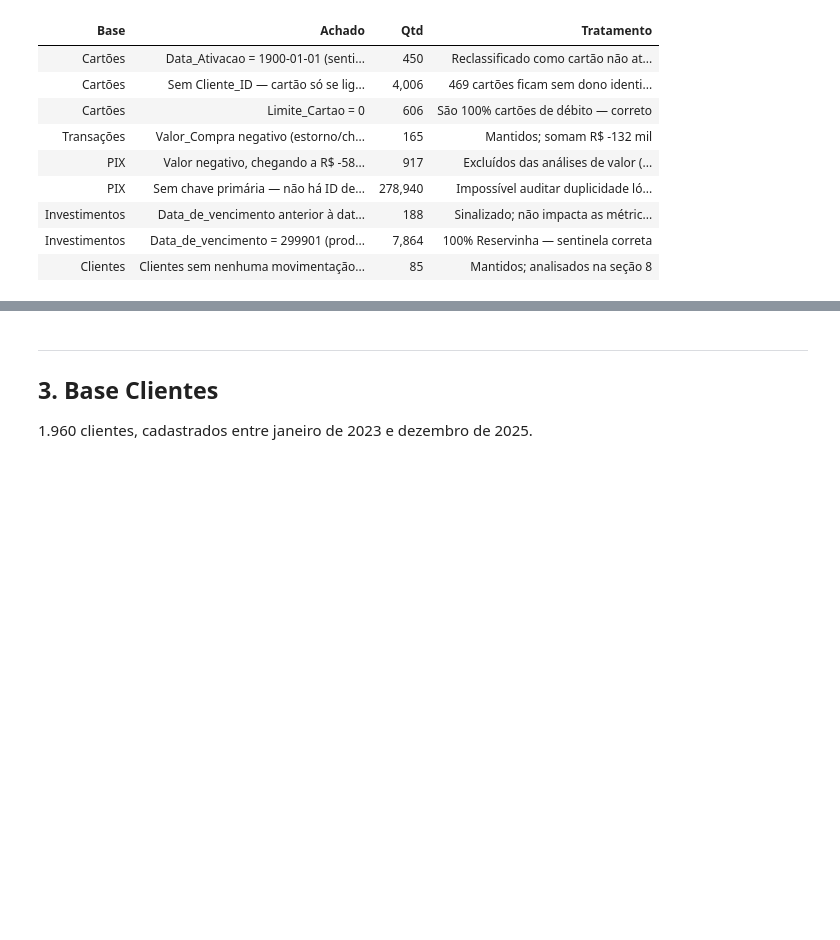
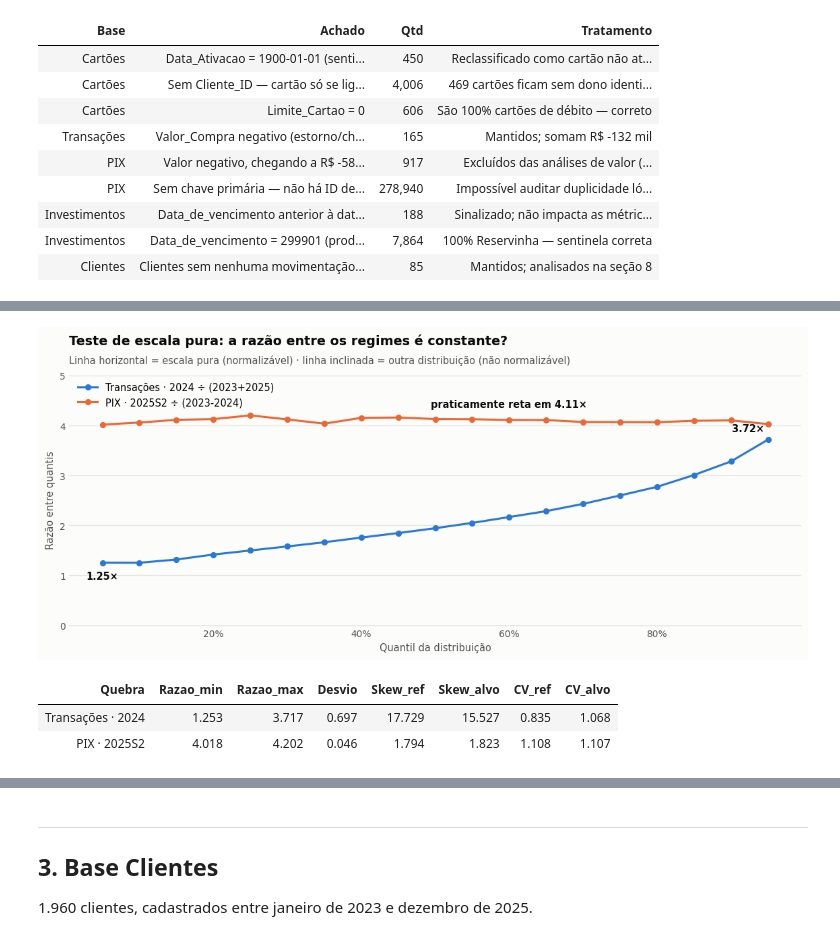
Before and after one commit to Kadayann/Master-Card-Challenge, a Jupyter notebook: Analise_Bases_Priceless_Bank.ipynb, the cells around one changed output, grey strips where cells are left out. Saved outputs shown, nothing was run; the diff lists cells and outputs as text; code cells hidden in the pictures; blank space fills up the shorter version.

```diff
--- a/Analise_Bases_Priceless_Bank.ipynb
+++ b/Analise_Bases_Priceless_Bank.ipynb
@@ -480,0 +494,47 @@ display(achados.style.hide(axis='index').format({'Qtd': '{:,.0f}'}))
+# %%
+# =============================================================================
+# 2.6.1 Teste de escala pura: razão entre quantis
+# =============================================================================
+QS = np.arange(0.05, 1.00, 0.05)
+
+t_ok  = transac[(transac.Autorizado == 'Sim') & (transac.Valor_Compra > 0)]
+tx_ref, tx_alv = t_ok[t_ok.ano != 2024].Valor_Compra, t_ok[t_ok.ano == 2024].Valor_Compra
+
+p_ok = pix[(pix.Aprovado == 1) & (pix.Valor > 0) & pix.dt.notna()]
+px_ref = p_ok[p_ok.dt <  '2025-01-01'].Valor
+px_alv = p_ok[p_ok.dt >= '2025-08-01'].Valor
+
+razao_tx = tx_alv.quantile(QS).values / tx_ref.quantile(QS).values
+razao_px = px_alv.quantile(QS).values / px_ref.quantile(QS).values
+
+fig, ax = plt.subplots(figsize=(10.5, 4.6))
+ax.plot(QS*100, razao_tx, color=BLUE,   marker='o', label='Transações · 2024 ÷ (2023+2025)')
+ax.plot(QS*100, razao_px, color=ORANGE, marker='o', label='PIX · 2025S2 ÷ (2023-2024)')
+ax.annotate(f'{razao_tx[0]:.2f}×', (QS[0]*100, razao_tx[0]), xytext=(0, -16), textcoords='offset points',
+            ha='center', fontsize=9.5, fontweight='bold', color=INK)
+ax.annotate(f'{razao_tx[-1]:.2f}×', (QS[-1]*100, razao_tx[-1]), xytext=(-4, 8), textcoords='offset points',
+            ha='right', fontsize=9.5, fontweight='bold', color=INK)
+ax.annotate(f'praticamente reta em {np.median(razao_px):.2f}×',
+            (60, razao_px[11]), xytext=(0, 12), textcoords='offset points',
+            ha='center', fontsize=9.5, fontweight='bold', color=INK)
+ax.set_ylim(0, max(razao_tx.max(), razao_px.max())*1.20)
+ax.xaxis.set_major_formatter(FMT_PCT); ax.legend(loc='upper left')
+eixo(ax, 'Teste de escala pura: a razão entre os regimes é constante?',
+        'Linha horizontal = escala pura (normalizável) · linha inclinada = outra distribuição (não normalizável)',
+        ylab='Razão entre quantis', xlab='Quantil da distribuição')
+plt.tight_layout(); plt.show()
+
+diag = pd.DataFrame([
+    dict(Quebra='Transações · 2024', Razao_min=razao_tx.min(), Razao_max=razao_tx.max(),
+         Desvio=razao_tx.std(), Skew_ref=tx_ref.skew(), Skew_alvo=tx_alv.skew(),
+         CV_ref=tx_ref.std()/tx_ref.mean(), CV_alvo=tx_alv.std()/tx_alv.mean()),
+    dict(Quebra='PIX · 2025S2', Razao_min=razao_px.min(), Razao_max=razao_px.max(),
+         Desvio=razao_px.std(), Skew_ref=px_ref.skew(), Skew_alvo=px_alv.skew(),
+         CV_ref=px_ref.std()/px_ref.mean(), CV_alvo=px_alv.std()/px_alv.mean()),
+])
+display(diag.style.hide(axis='index').format({c: '{:.3f}' for c in diag.columns if c != 'Quebra'}))
+# %% [output]
+[figure, added]
+| Quebra | Razao_min | Razao_max | Desvio | Skew_ref | Skew_alvo | CV_ref | CV_alvo |
+| Transações · 2024 | 1.253 | 3.717 | 0.697 | 17.729 | 15.527 | 0.835 | 1.068 |
+| PIX · 2025S2 | 4.018 | 4.202 | 0.046 | 1.794 | 1.823 | 1.108 | 1.107 |
```
Also changed, not shown: parts of 19 cells of this notebook, 5 other files.
